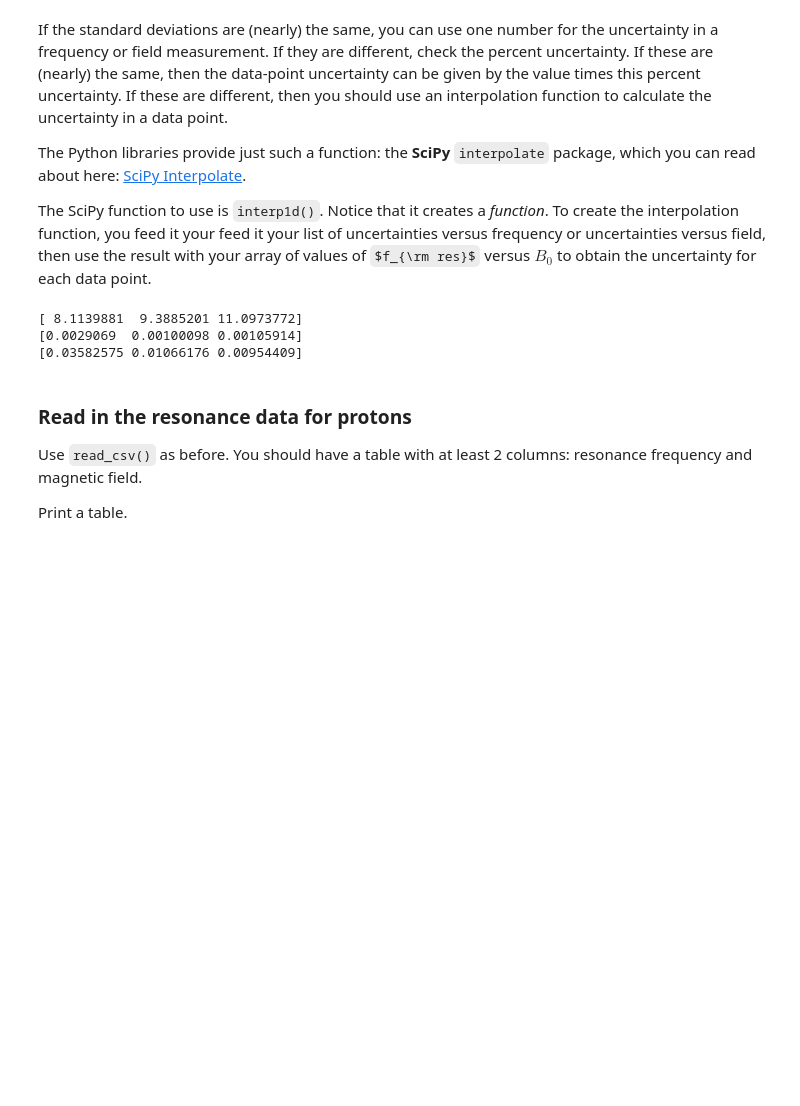
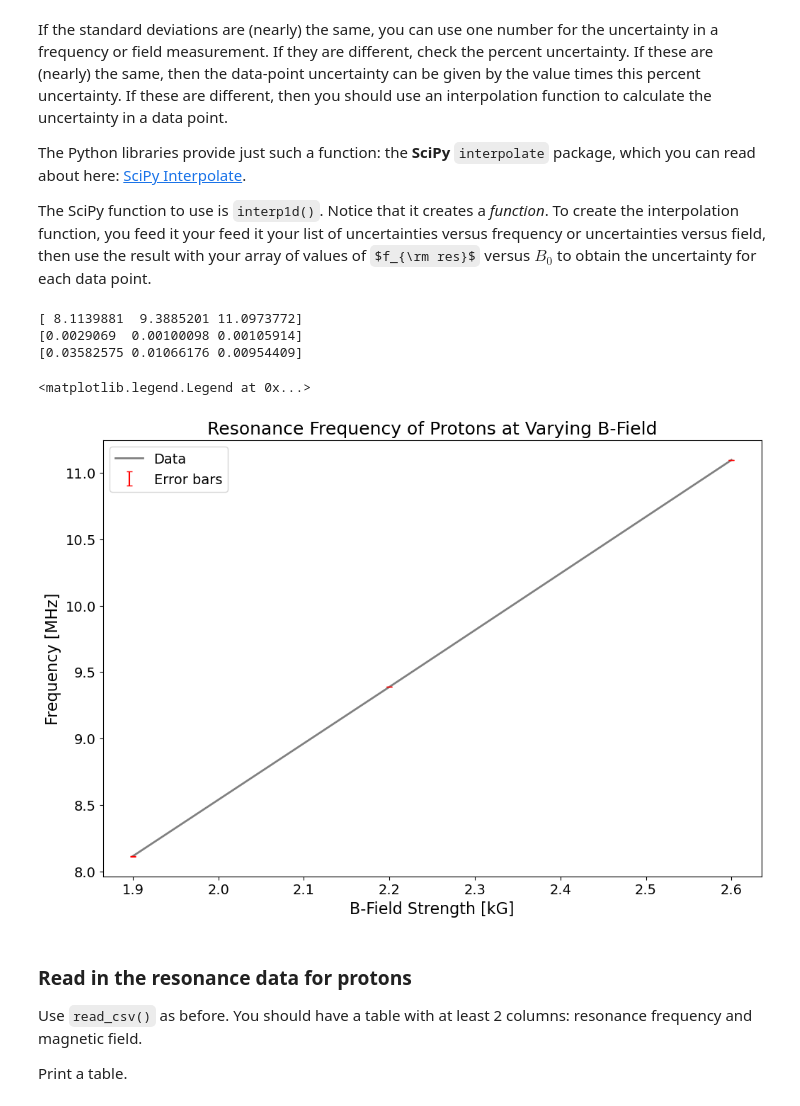
Before and after one commit to mbrosenuw/continuous-NMR, a Jupyter notebook: Continuous NMR Analysis (Template).ipynb, the cells around one changed output. Drawn from its saved outputs; the diff is of its cells as text; code cells hidden in the pictures; some formulas as TeX source; blank space fills up the shorter version.

```diff
--- a/Continuous NMR Analysis (Template).ipynb
+++ b/Continuous NMR Analysis (Template).ipynb
@@ -135,18 +133,27 @@ The SciPy function to use is `interp1d()`.  Notice that it creates a *function*.
 # %%
 # Make a table of the uncertainty calculation to easily compare the values across the measurement range.
 means = np.array([m.fmean for m in measurements])
 bs = np.array([m.b for m in measurements])
 sigmas = np.array([m.fstd for m in measurements])
 uncerts = np.array([m.uncert for m in measurements])
 print(means)
 print(sigmas)
 print(uncerts)
 
-#these standard deviations are close enough
+plt.figure()
+plt.title('Resonance Frequency of Protons at Varying B-Field', fontsize=18)
+plt.xlabel('B-Field Strength [kG]', fontsize=16)
+plt.ylabel('Frequency [MHz]', fontsize=16)
+plt.plot(bs, means, label='Data', color='gray', linewidth=2)
+plt.errorbar(bs, means, yerr=sigmas, fmt='none', color='red', label='Error bars',
+            capsize=3)
+plt.legend(loc = 'best')
 # %% [output]
 [ 8.1139881  9.3885201 11.0973772]
 [0.0029069  0.00100098 0.00105914]
 [0.03582575 0.01066176 0.00954409]
+<matplotlib.legend.Legend at 0x...>
+[figure, added]
 # %% [markdown]
 ### Read in the resonance data for protons
 
```
Also changed, not shown: parts of 10 cells of this notebook.
